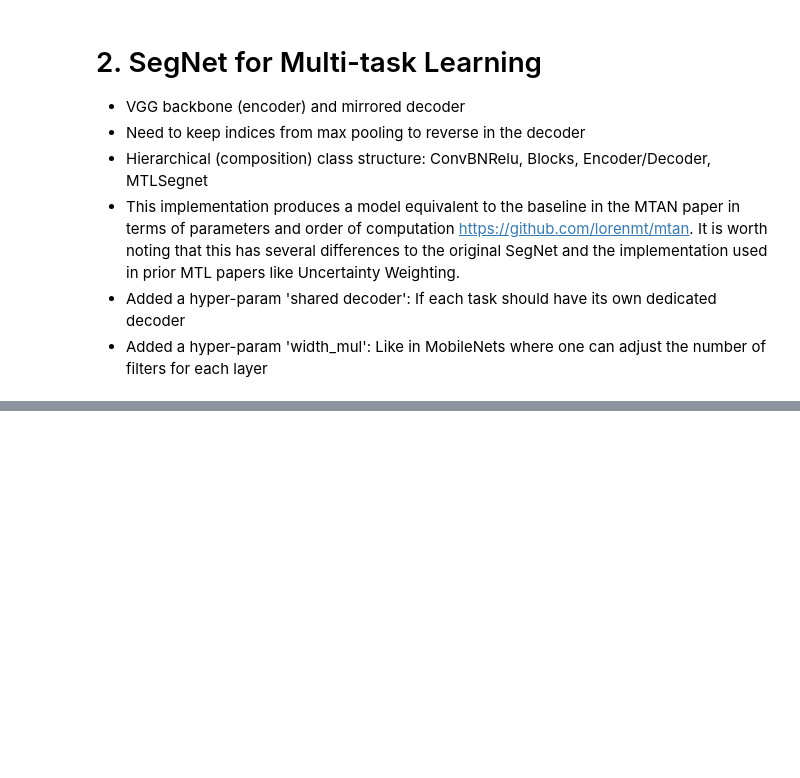
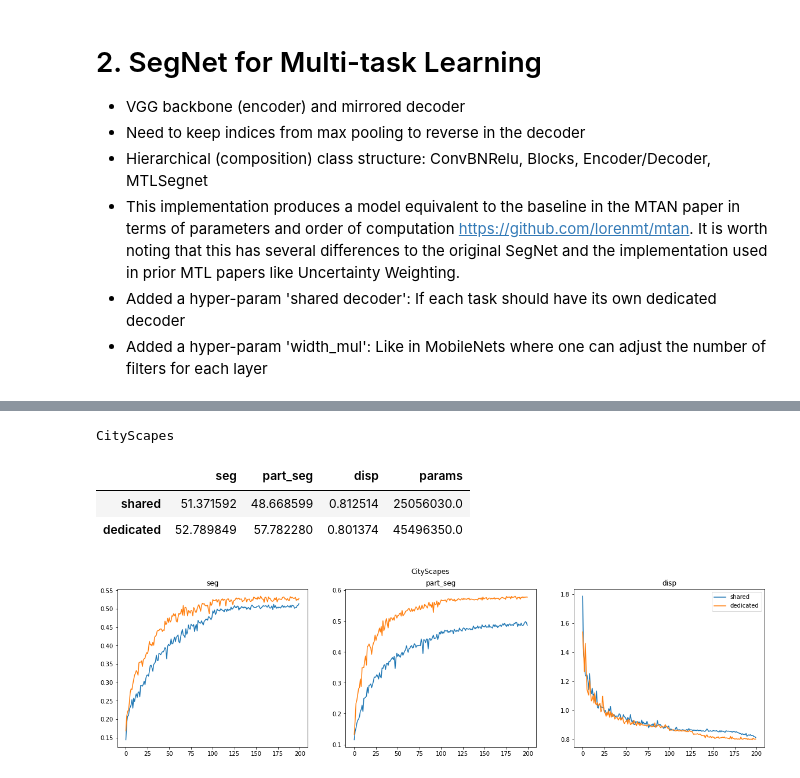
Before and after one commit to xapharius/mlscripts, a Jupyter notebook: MTL SegNet.ipynb, the cells around one changed output, grey strips where cells are left out. Cells and saved outputs as stored; diff of their text form; code cells hidden in the pictures; blank space fills up the shorter version.

```diff
--- a/MTL SegNet.ipynb
+++ b/MTL SegNet.ipynb
@@ -327,0 +436,19 @@ def train(dataset="nyuv2", shared_decoder=True, width_mul=1, batch_size=4, n_epo
+# %%
+cityscapes_res = {
+    "shared": train(dataset="cityscapes", shared_decoder=True)
+    "dedicated": train(dataset="cityscapes", shared_decoder=False)
+}
+# %%
+print("CityScapes")
+cityscapes_df = get_metrics_df(cityscapes_res)
+cityscapes_df.loc["shared", "params"] = count_params(MTLSegNet(tasks={"seg": 19, "part_seg": 10, "disp": 1,}, shared_decoder=True))
+cityscapes_df.loc["dedicated", "params"] = count_params(MTLSegNet(tasks={"seg": 19, "part_seg": 10, "disp": 1,}, shared_decoder=False))
+display(cityscapes_df)
+
+plot_metrics(cityscapes_res, title="CityScapes")
+# %% [output]
+CityScapes
+|  | seg | part_seg | disp | params |
+| shared | 51.371592 | 48.668599 | 0.812514 | 25056030.0 |
+| dedicated | 52.789849 | 57.782280 | 0.801374 | 45496350.0 |
+[figure, added]
```
Also changed, not shown: parts of 14 cells of this notebook.
